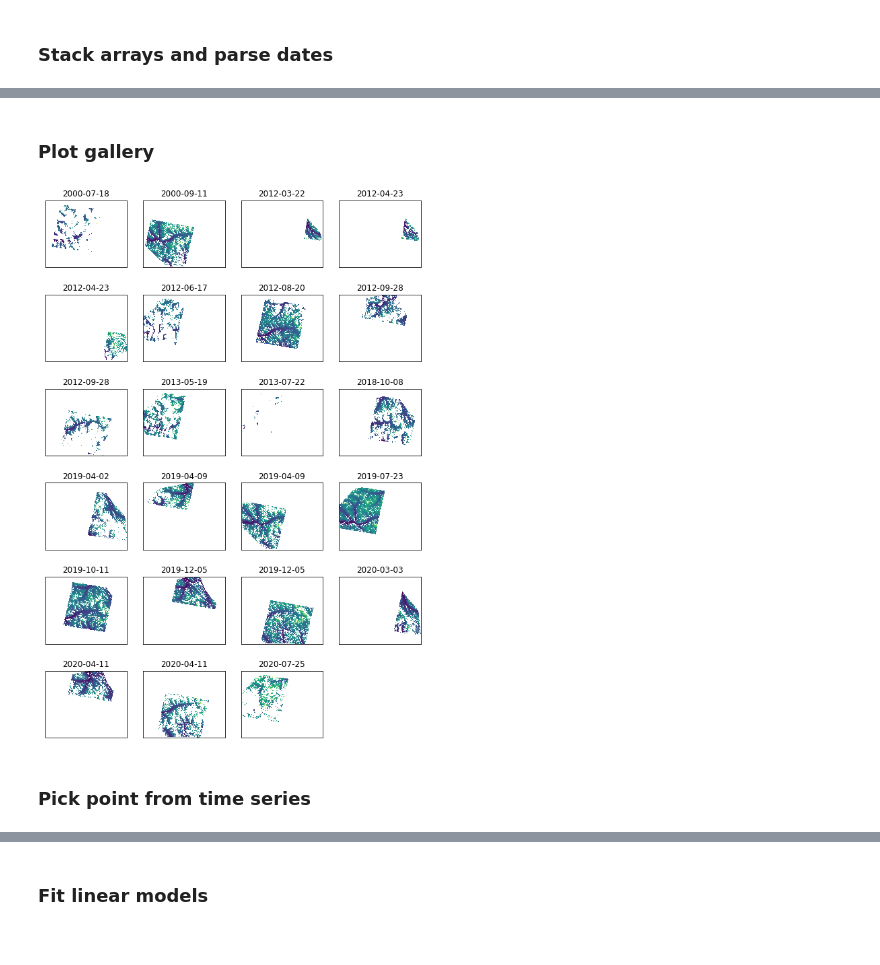
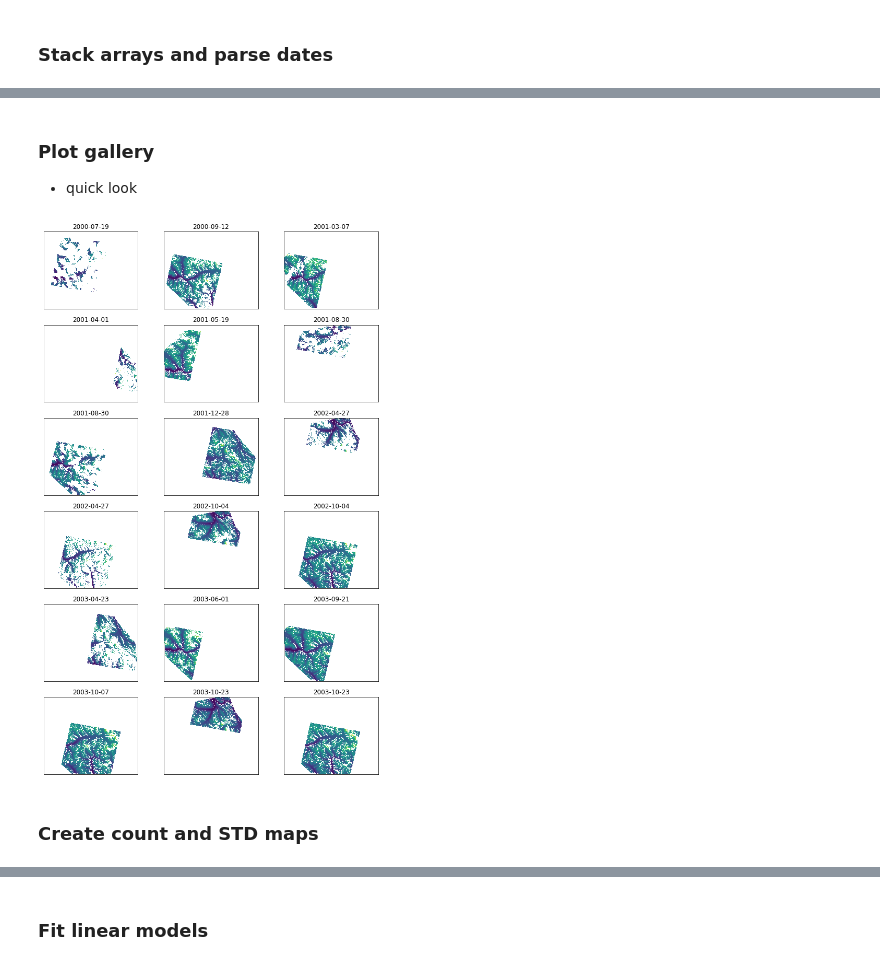
Before and after one commit to uw-cryo/ragmac_xdem, a Jupyter notebook: notebooks/temporal_fitting_non_linear.ipynb, the cells around one changed output, grey strips where cells are left out. Drawn from its saved outputs; the diff is of its cells as text; code cells hidden in the pictures.

```diff
--- a/notebooks/temporal_fitting_non_linear.ipynb
+++ b/notebooks/temporal_fitting_non_linear.ipynb
@@ -25,0 +30,3 @@ warnings.filterwarnings('ignore')
+# %%
+input_dir = '../data/processed/experiment_2/PK_Baltoro/ASTER_DEMs'
+dems = sorted(glob.glob(os.path.join(input_dir, '*.tif')))
@@ -37,25 +43,6 @@ dems[:3]
-# %%
-arrays = []
-dt_list = []
-
-for i in dems[:]:
-    src = gu.georaster.Raster(i)
-    masked_array = src.data
-
-    arrays.append(masked_array)
-
-    date_time = float(os.path.basename(i).split('_')[1])
-    dt_list.append(date_time)
-
-ma_stack = np.ma.vstack(arrays)
-
-dt_list = [tools.convert_decimal_date_to_date_time(i)[0] for i in dt_list]
-date_list = [i.date() for i in dt_list]
+# %%
+ma_stack, dt_list = tools.stack_raster_arrays(dems)
+date_list = [i for i in dt_list]
 # %% [markdown]
 ### Plot gallery
+- quick look
-# %%
-tools.plot_gallery(ma_stack, date_list)
-# %% [output]
-[figure, removed]
-# %% [markdown]
-### Pick point from time series
@@ -64,0 +49,7 @@ point = (2000,1650)
+# %%
+n = 18
+tools.plot_array_gallery(ma_stack[:n], date_list[:n])
+# %% [output]
+[figure, added]
+# %% [markdown]
+### Create count and STD maps
```
Also changed, not shown: parts of 130 cells of this notebook, 2 other files.
